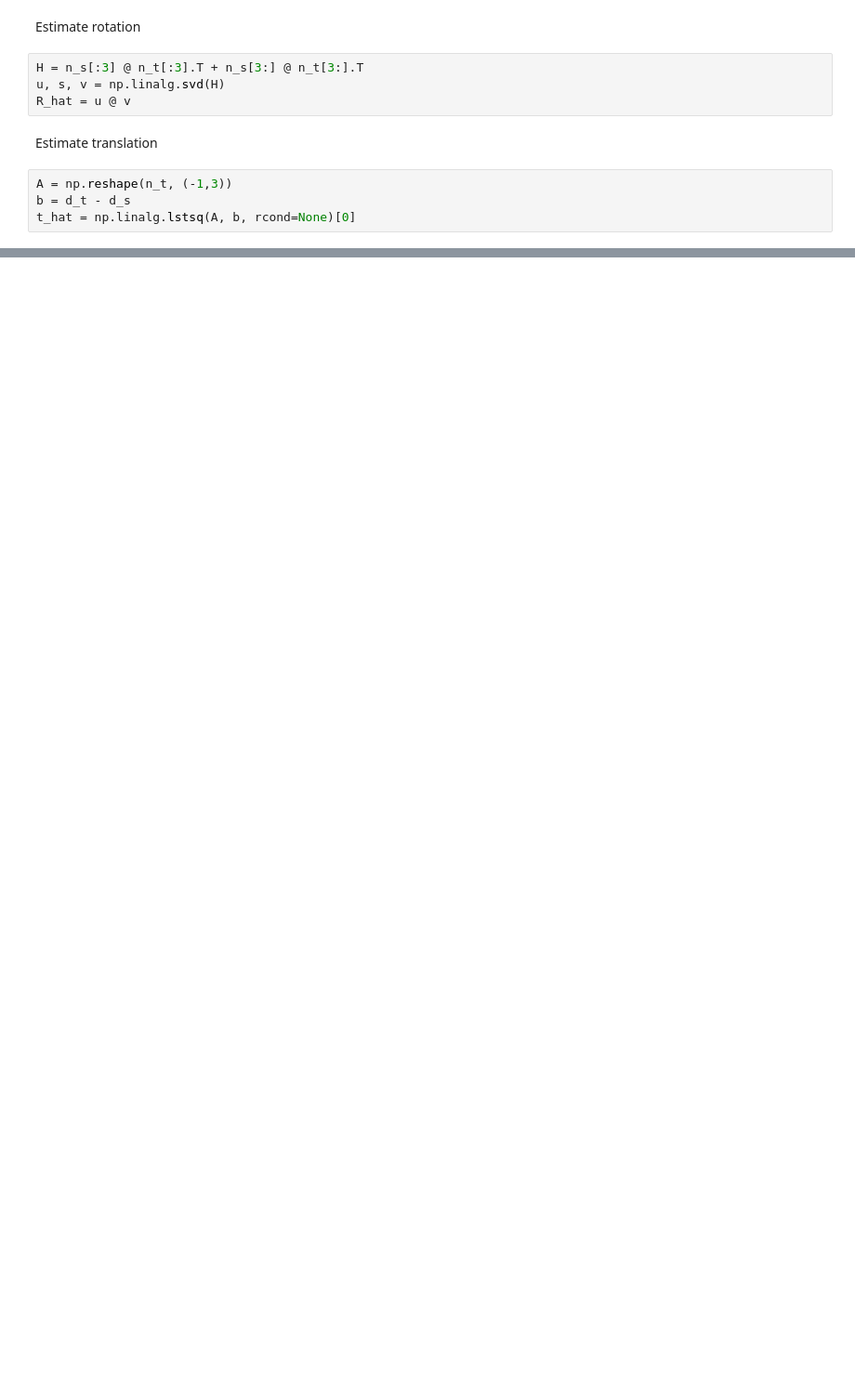
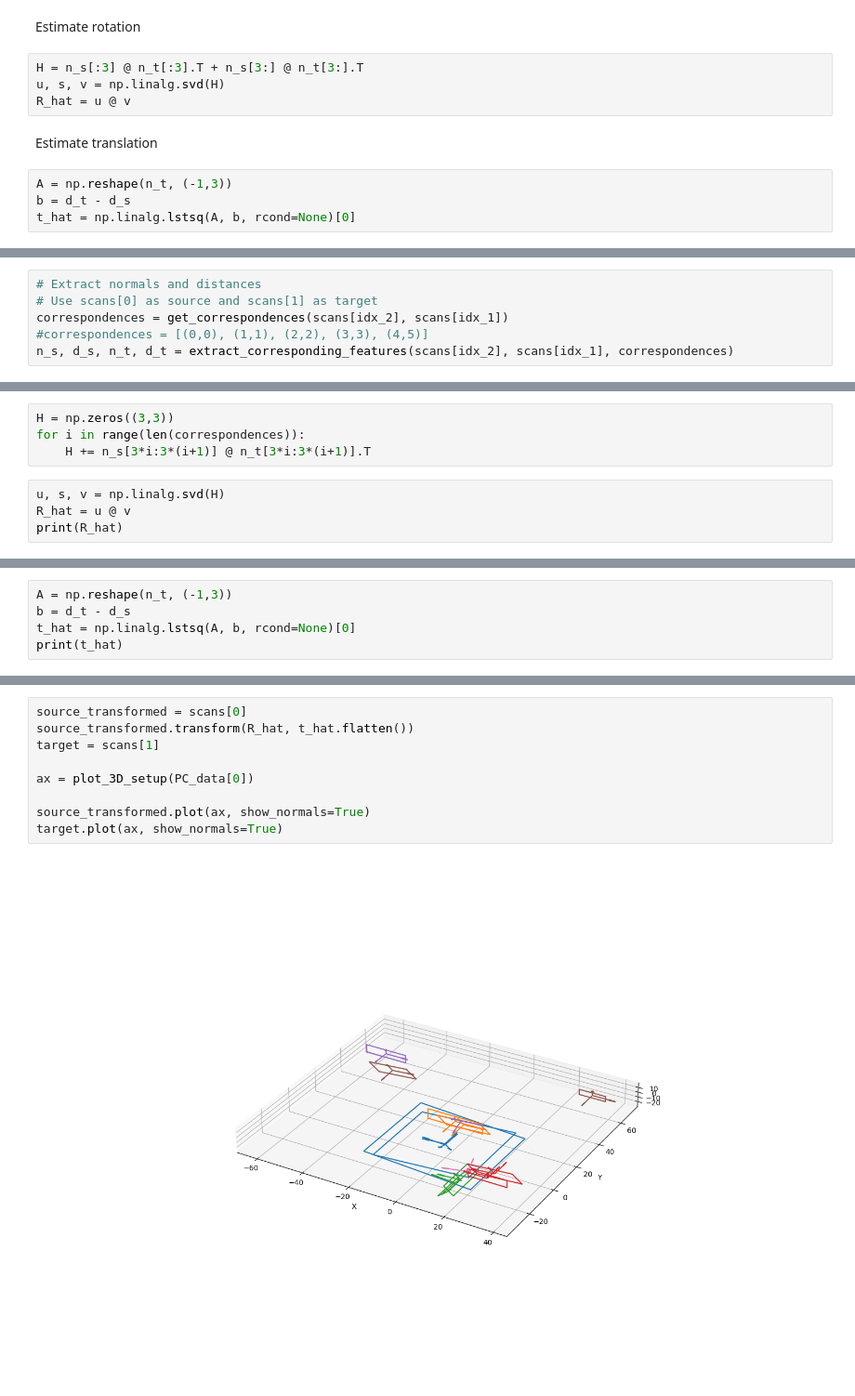
Before and after one commit to Stanford-NavLab/planeslam, a Jupyter notebook: notebooks/registration/decoupled_plane_registration.ipynb, the cells around one changed output, grey strips where cells are left out. Shown at 93% size. Saved outputs shown, nothing was run; the diff lists cells and outputs as text; blank space fills up the shorter version.

```diff
--- a/notebooks/registration/decoupled_plane_registration.ipynb
+++ b/notebooks/registration/decoupled_plane_registration.ipynb
@@ -93,0 +125,6 @@ t_hat = np.linalg.lstsq(A, b, rcond=None)[0]
+# %%
+# Extract normals and distances
+# Use scans[0] as source and scans[1] as target
+correspondences = get_correspondences(scans[idx_2], scans[idx_1])
+#correspondences = [(0,0), (1,1), (2,2), (3,3), (4,5)]
+n_s, d_s, n_t, d_t = extract_corresponding_features(scans[idx_2], scans[idx_1], correspondences)
@@ -93,0 +133,8 @@ t_hat = np.linalg.lstsq(A, b, rcond=None)[0]
+# %%
+H = np.zeros((3,3))
+for i in range(len(correspondences)):
+    H += n_s[3*i:3*(i+1)] @ n_t[3*i:3*(i+1)].T
+# %%
+u, s, v = np.linalg.svd(H)
+R_hat = u @ v
+print(R_hat)
@@ -93,0 +147,5 @@ t_hat = np.linalg.lstsq(A, b, rcond=None)[0]
+# %%
+A = np.reshape(n_t, (-1,3))
+b = d_t - d_s
+t_hat = np.linalg.lstsq(A, b, rcond=None)[0]
+print(t_hat)
@@ -93,0 +158,11 @@ t_hat = np.linalg.lstsq(A, b, rcond=None)[0]
+# %%
+source_transformed = scans[0]
+source_transformed.transform(R_hat, t_hat.flatten())
+target = scans[1]
+
+ax = plot_3D_setup(PC_data[0])
+
+source_transformed.plot(ax, show_normals=True)
+target.plot(ax, show_normals=True)
+# %% [output]
+[figure, added]
```
Also changed, not shown: parts of 20 cells of this notebook, 10 other files.
